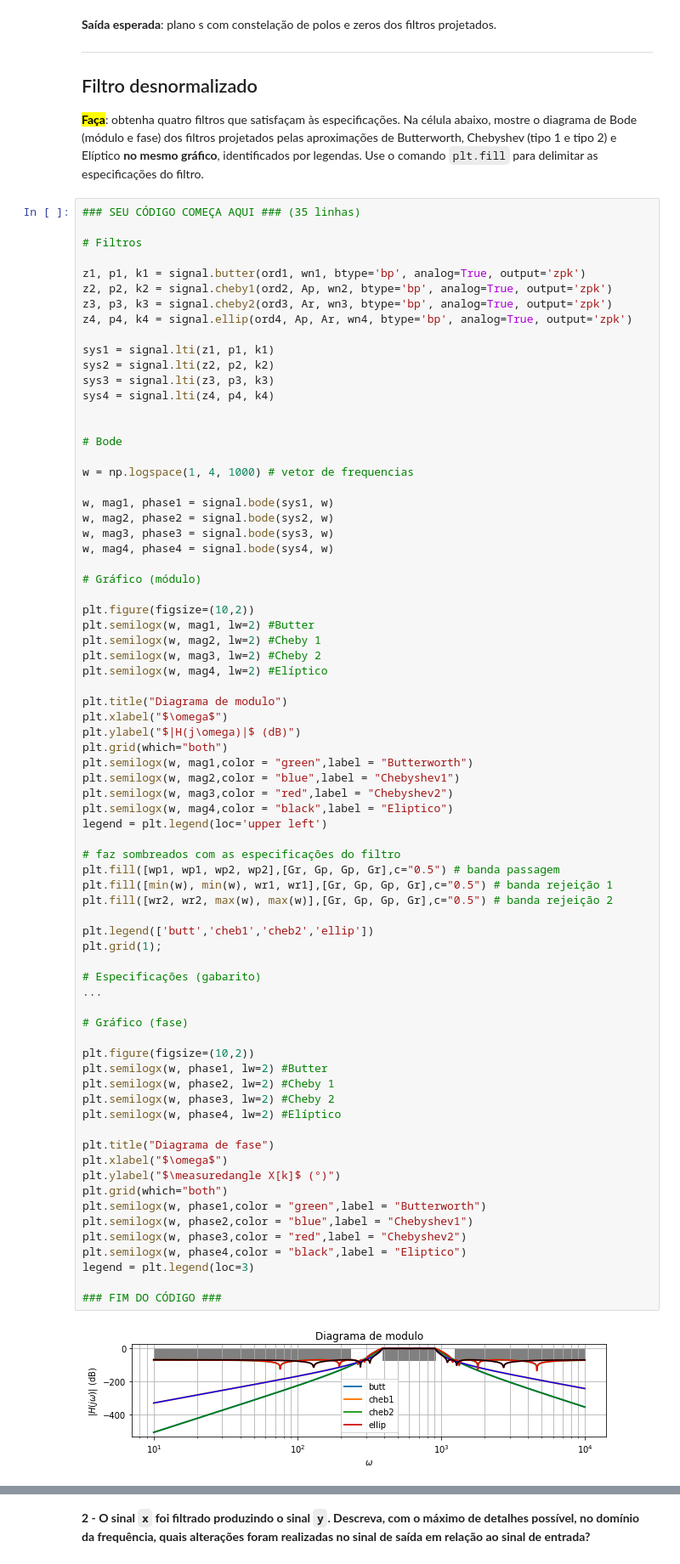
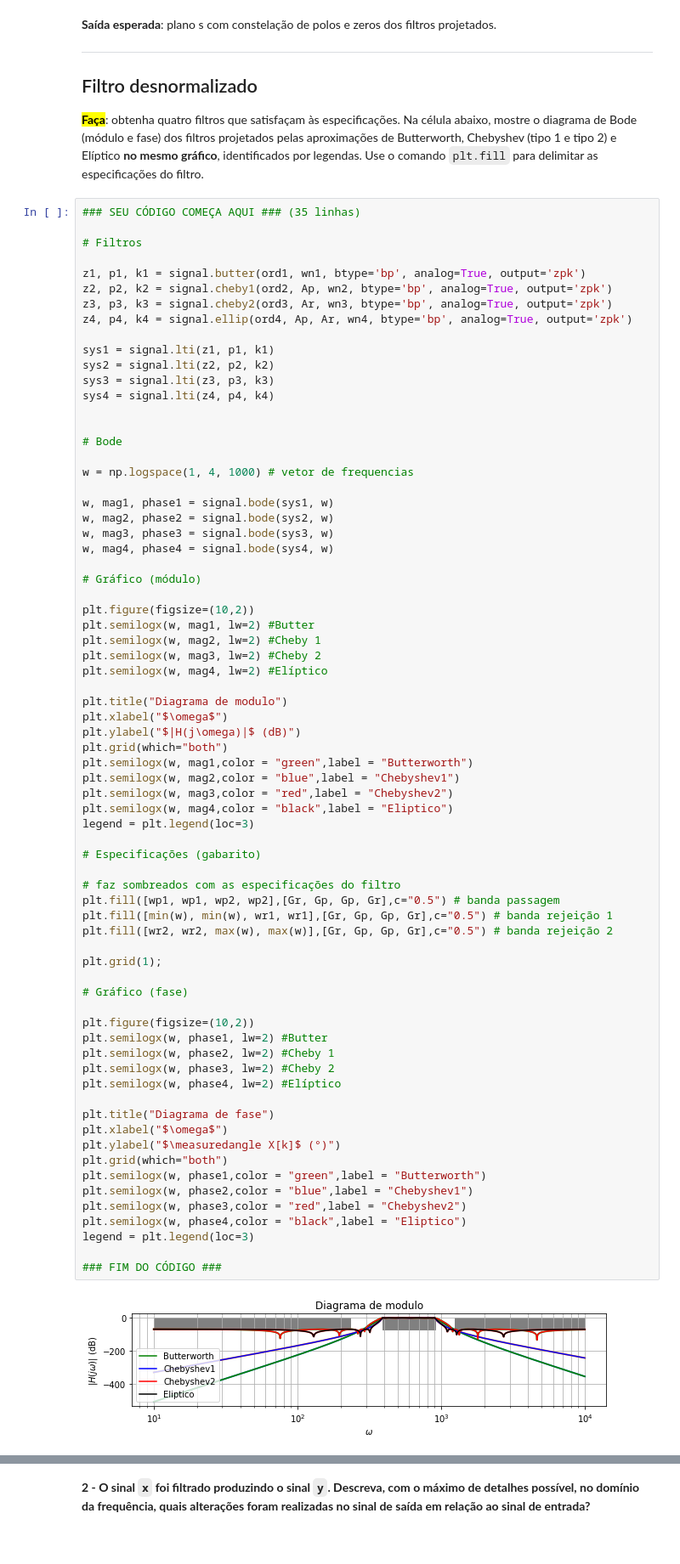
Before and after one commit to iurykischka/Proc.-de-sinais, a Jupyter notebook: Ex/Ex04_filtros_IURY1.ipynb, the cells around one changed output, grey strips where cells are left out. Shown at 85% size. Saved outputs shown, nothing was run; the diff lists cells and outputs as text.

```diff
--- a/Ex/Ex04_filtros_IURY1.ipynb
+++ b/Ex/Ex04_filtros_IURY1.ipynb
@@ -307,40 +290,38 @@ plt.semilogx(w, mag1,color = "green",label = "Butterworth")
 plt.semilogx(w, mag2,color = "blue",label = "Chebyshev1")
 plt.semilogx(w, mag3,color = "red",label = "Chebyshev2")
 plt.semilogx(w, mag4,color = "black",label = "Eliptico")
-legend = plt.legend(loc='upper left')
+legend = plt.legend(loc=3)
+
+# Especificações (gabarito)
 
 # faz sombreados com as especificações do filtro
 plt.fill([wp1, wp1, wp2, wp2],[Gr, Gp, Gp, Gr],c="0.5") # banda passagem
 plt.fill([min(w), min(w), wr1, wr1],[Gr, Gp, Gp, Gr],c="0.5") # banda rejeição 1
 plt.fill([wr2, wr2, max(w), max(w)],[Gr, Gp, Gp, Gr],c="0.5") # banda rejeição 2
 
-plt.legend(['butt','cheb1','cheb2','ellip'])
 plt.grid(1);
-
-# Especificações (gabarito)
-...
 
 # Gráfico (fase)
 
 plt.figure(figsize=(10,2))
 plt.semilogx(w, phase1, lw=2) #Butter
 plt.semilogx(w, phase2, lw=2) #Cheby 1
 plt.semilogx(w, phase3, lw=2) #Cheby 2
 plt.semilogx(w, phase4, lw=2) #Elíptico
 
 plt.title("Diagrama de fase")
 plt.xlabel("$\omega$")
 plt.ylabel("$\measuredangle X[k]$ (°)")
 plt.grid(which="both")
 plt.semilogx(w, phase1,color = "green",label = "Butterworth")
 plt.semilogx(w, phase2,color = "blue",label = "Chebyshev1")
 plt.semilogx(w, phase3,color = "red",label = "Chebyshev2")
 plt.semilogx(w, phase4,color = "black",label = "Eliptico")
 legend = plt.legend(loc=3)
 
 ### FIM DO CÓDIGO ###
 # %% [output]
-[figure, old version]
+[figure, new version]
 [figure]
 # %% [markdown]
 **Saída esperada**:
```
Also changed, not shown: parts of 14 cells of this notebook.
